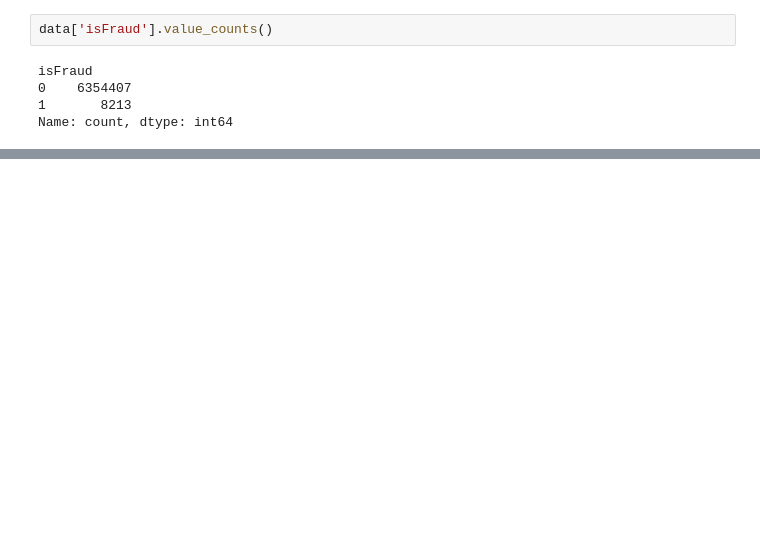
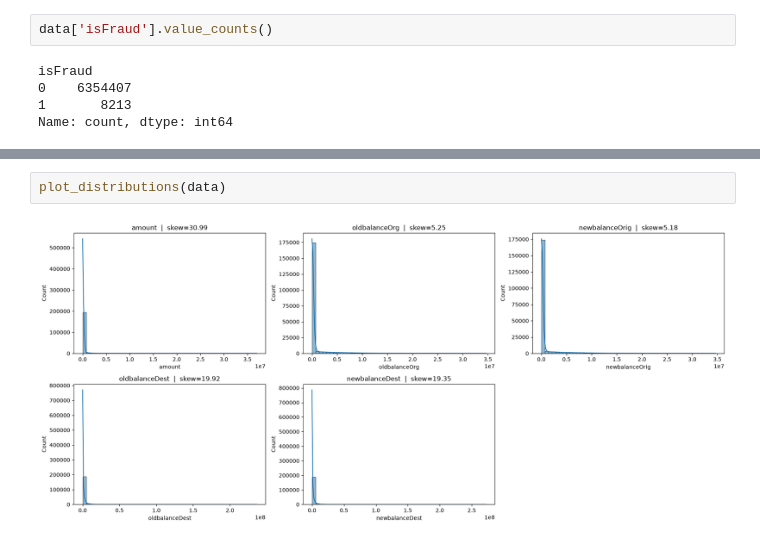
Before and after one commit to youssefelzahar/Real-Time-Transaction-Fraud-Detection, a Jupyter notebook: notebooks/01_eda_and_modeling.ipynb, the cells around one changed output, grey strips where cells are left out. Cells and saved outputs as stored; diff of their text form; blank space fills up the shorter version.

```diff
--- a/notebooks/01_eda_and_modeling.ipynb
+++ b/notebooks/01_eda_and_modeling.ipynb
@@ -117,0 +239,4 @@ fraud.head(50)
+# %%
+plot_distributions(data)
+# %% [output]
+[figure, added]
```
Also changed, not shown: parts of 29 cells of this notebook, 13 other files.
